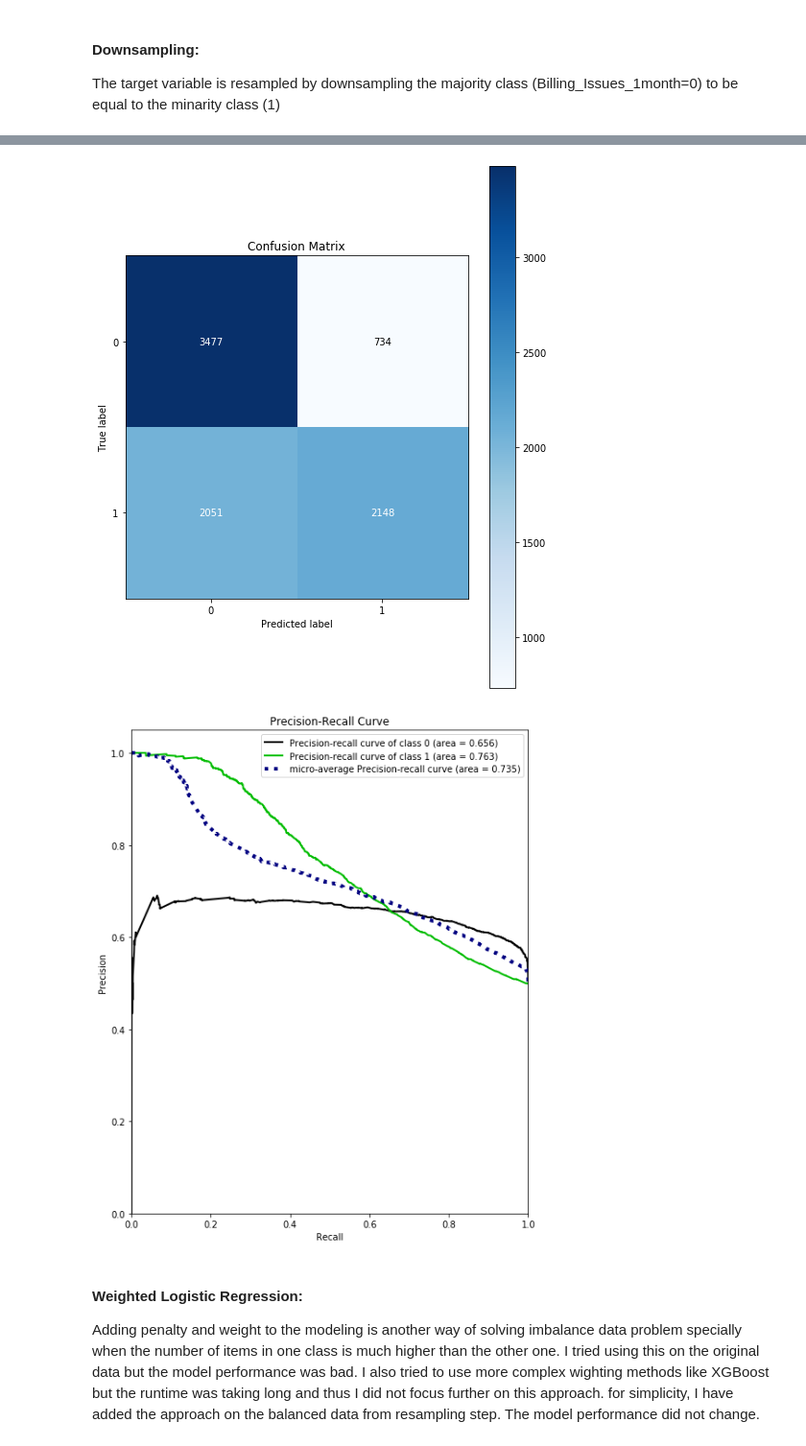
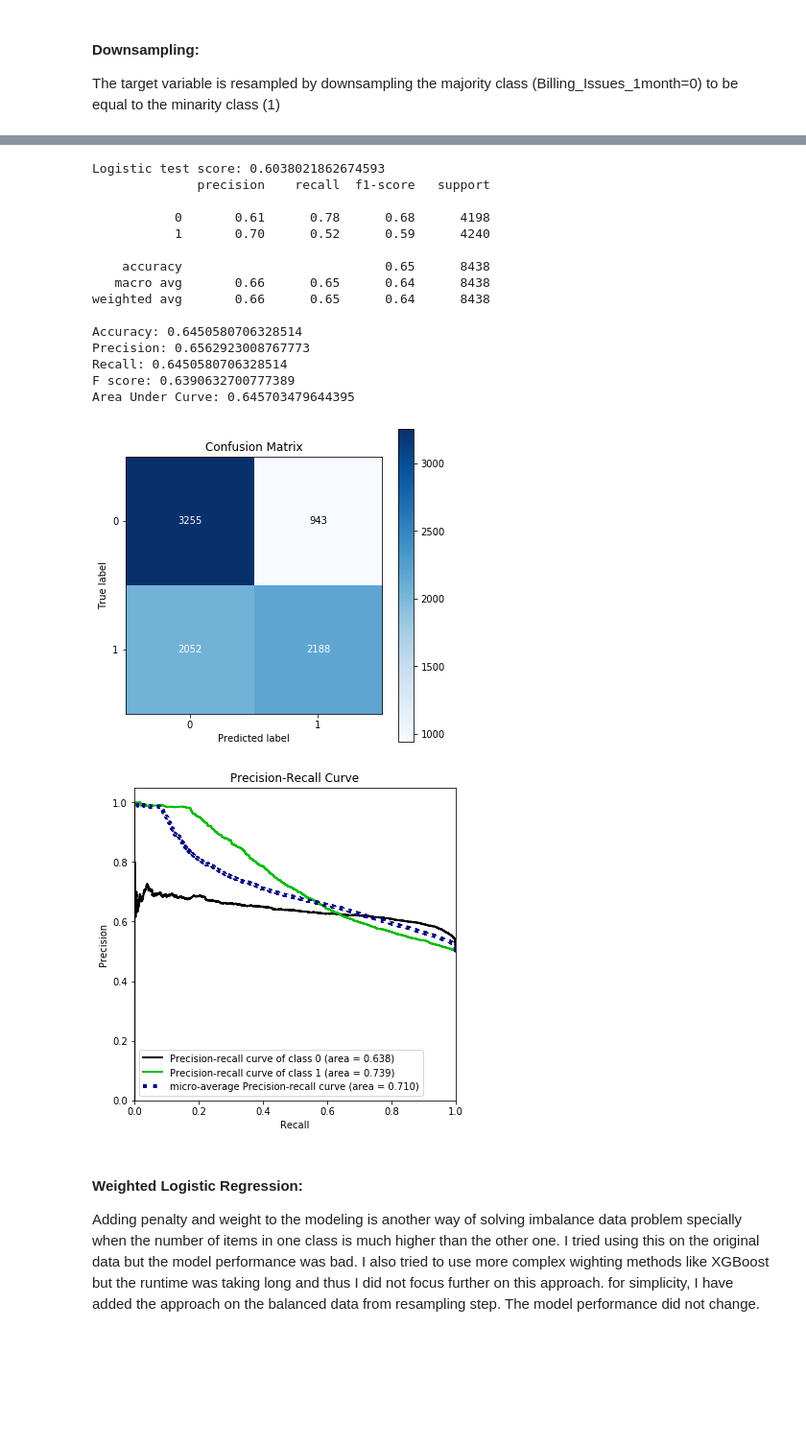
Before and after one commit to Ark-green/Waterco_invoice_analysis, a Jupyter notebook: waterco_invoice_analysis.ipynb, the cells around one changed output, grey strips where cells are left out. Shown: that part at 96% size. Drawn from its saved outputs; the diff is of its cells as text; code cells hidden in the pictures; blank space fills up the shorter version.

```diff
--- a/waterco_invoice_analysis.ipynb
+++ b/waterco_invoice_analysis.ipynb
@@ -250 +301,11 @@ for i,t in enumerate(features):
+# %%
+waterco_data_hashed[['Qtr', 'Complaint_Count']]= waterco_data_hashed[['Qtr', 'Complaint_Count']].astype(int)
+# waterco_data_hashed.info()
+# %%
+nominal_columns = ['Qtr', 'Billing_Method', 'Risk_Factor', 'Hardship_Notice',
+                   'Payment_Agreement', 'Concession_Agreement', 'High_Usage_Indicator', 'Invoice_Notice_Sent',
+                   'Final_Notice_Sent', 'Payment_Issue_Notice', 'Requested_Additional_Payment_Time',
+                   'Gov_Grant_Enrolled', 'Prior_Hardship_Notice', 'Complaint_Count', 'Property_Type', 'Gov_Housing']
+
+waterco_data_coded = pd.get_dummies(data=waterco_data_hashed, columns=nominal_columns)
 # %%
@@ -416,7 +448,7 @@ Best score using built-in LassoCV: 0.153523
 # %%
 imp_coef = coef.sort_values()
 import matplotlib
-matplotlib.rcParams['figure.figsize'] = (8.0, 10.0)
+matplotlib.rcParams['figure.figsize'] = (8.0, 25.0)
 imp_coef.plot(kind = "barh")
 plt.title("Feature importance using Lasso Model")
 # print(coef != 0)
@@ -522,31 +615,22 @@ problem predicting the minarity class. Downsampling below is used to remove data
 The target variable is resampled by downsampling the majority class (Billing_Issues_1month=0) to be equal to the
 minarity class (1)
 # %%
-data_majority = waterco_data_out_icps[waterco_data_out_icps.Billing_Issues_1month==0]
-data_minority = waterco_data_out_icps[waterco_data_out_icps.Billing_Issues_1month==1]
+data_majority = waterco_data_coded[waterco_data_coded.Billing_Issues_1month==0]
+data_minority = waterco_data_coded[waterco_data_coded.Billing_Issues_1month==1]
 
-data_minarity_downsampled = resample(data_majority, replace=True, n_samples=21025, random_state=123)
+data_minarity_downsampled = resample(data_majority, replace=True, n_samples=21093, random_state=123)
 # %%
 data_downsampled = pd.concat([data_minarity_downsampled, data_minority])
 X_sampled = data_downsampled.drop("Billing_Issues_1month",1)
 y_sampled = data_downsampled["Billing_Issues_1month"]
 
-X_selected = X_sampled.drop(["Qtr_Rain_MM", "Property_County", "Property_Suburb", "Qtr", "Hardship_Notice",
-                        "Complaint_Count", "Invoice_Count", "Billing_Method", "Prior_Hardship_Notice",
-                            "Property_Type", "Invoice_Notice_Sent"],1)
-X_selected_sampled = X_selected
-
 X_train_sampled, X_test_sampled, y_train_sampled, y_test_sampled = train_test_split(
-    X_selected_sampled, y_sampled, test_size=0.2, random_state=0)
-
-scaler = StandardScaler().fit(X_train_sampled)
-X_train_sam_scaled = scaler.transform(X_train_sampled)
-X_test_sam_scaled = scaler.transform(X_test_sampled)
+    X_sampled, y_sampled, test_size=0.2, random_state=0)
 
 lg1 = LogisticRegression()
-lg1.fit(X_train_sam_scaled, y_train_sampled)
-y_pred_sampled = lg1.predict(X_test_sam_scaled)
-y_score_sampled = lg1.predict_proba(X_test_sam_scaled)
+lg1.fit(X_train_sampled, y_train_sampled)
+y_pred_sampled = lg1.predict(X_test_sampled)
+y_score_sampled = lg1.predict_proba(X_test_sampled)
 
 Logit_test = metrics.average_precision_score(y_test_sampled, y_pred_sampled)
 print("Logistic test score:",Logit_test)
@@ -555,8 +639,8 @@ conf_mat = confusion_matrix(y_test_sampled, y_pred_sampled)
 accuracy = accuracy_score(y_test_sampled, y_pred_sampled)
 score = precision_recall_fscore_support(y_test_sampled, y_pred_sampled, average='weighted')
 precision, recall, fscore, k = score
-skplt.metrics.plot_confusion_matrix(y_test_sampled, y_pred_sampled)
-skplt.metrics.plot_precision_recall_curve(y_test_sampled, y_score_sampled)
+skplt.metrics.plot_confusion_matrix(y_test_sampled, y_pred_sampled, figsize=(6, 6))
+skplt.metrics.plot_precision_recall_curve(y_test_sampled, y_score_sampled, figsize=(6, 6))
 print(classification_report(y_test_sampled, y_pred_sampled))
 print("Accuracy:",accuracy)
 print("Precision:",precision)
@@ -582,5 +658,20 @@ Area Under Curve: 0.668622489245978
+Logistic test score: 0.6038021862674593
+              precision    recall  f1-score   support
+
+           0       0.61      0.78      0.68      4198
+           1       0.70      0.52      0.59      4240
+
+    accuracy                           0.65      8438
+   macro avg       0.66      0.65      0.64      8438
+weighted avg       0.66      0.65      0.64      8438
+
+Accuracy: 0.6450580706328514
+Precision: 0.6562923008767773
+Recall: 0.6450580706328514
+F score: 0.6390632700777389
+Area Under Curve: 0.645703479644395
-[figure, old version]
+[figure, new version]
-[figure, old version]
+[figure, new version]
 # %% [markdown]
 #### Weighted Logistic Regression:
 Adding penalty and weight to the modeling is another way of solving imbalance data problem specially when the number
```
Also changed, not shown: parts of 84 cells of this notebook.
